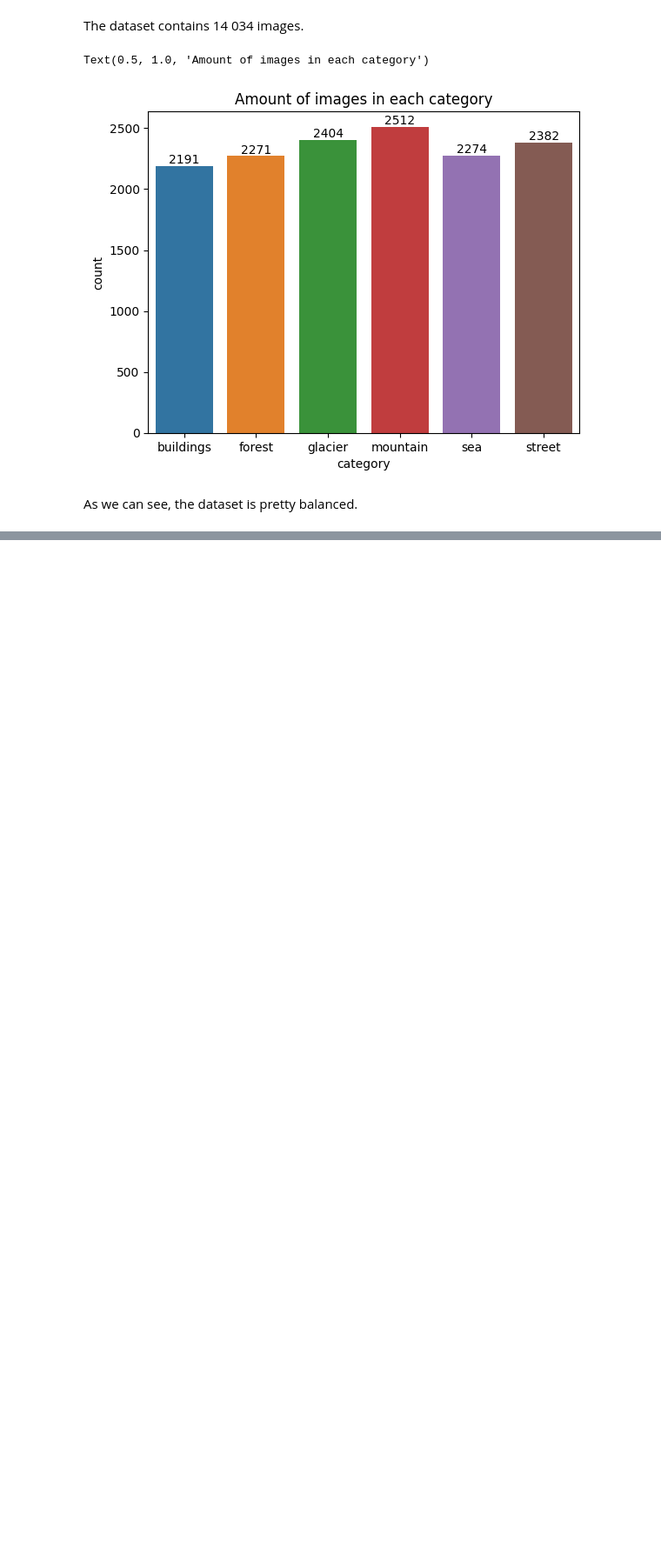
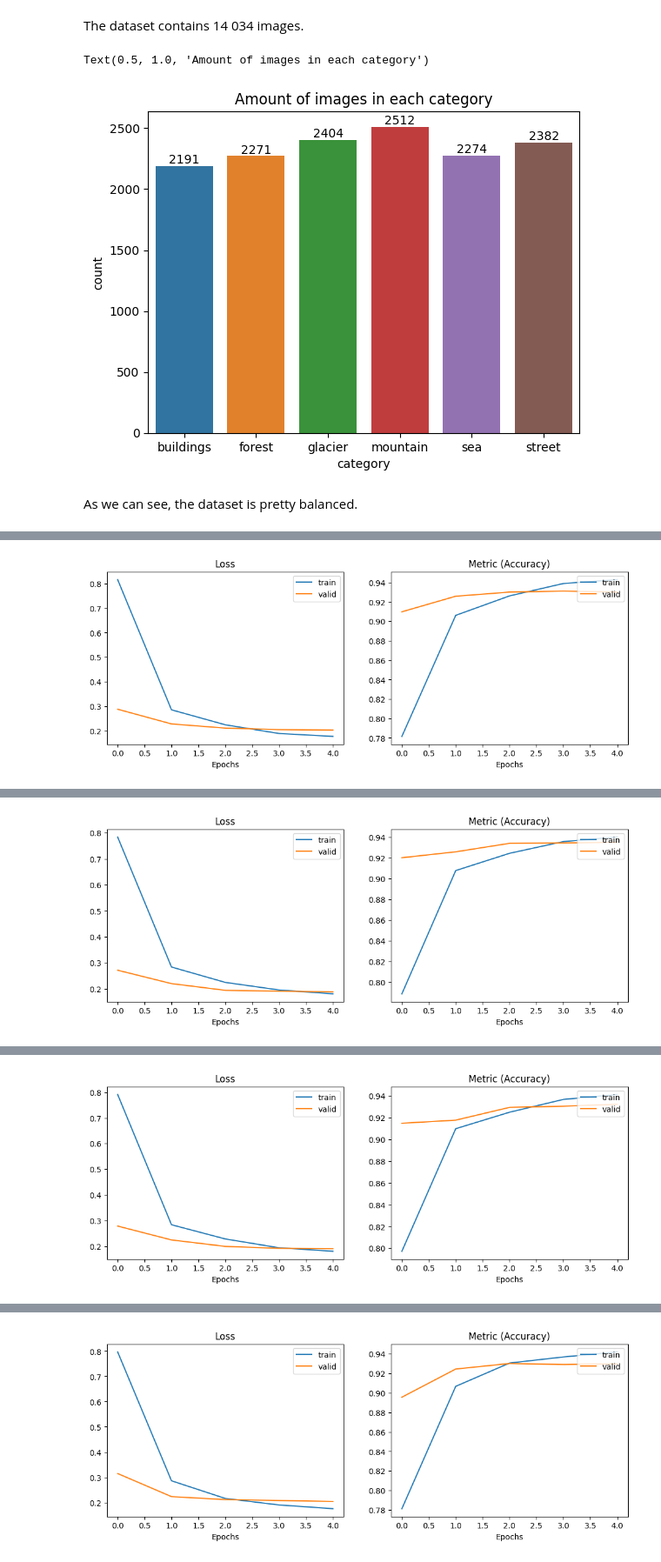
Before and after one commit to 3-Ada/image_classification, a Jupyter notebook: image_classification.ipynb, the cells around one changed output, grey strips where cells are left out. Shown at 87% size. Saved outputs shown, nothing was run; the diff lists cells and outputs as text; code cells hidden in the pictures; blank space fills up the shorter version.

```diff
--- a/image_classification.ipynb
+++ b/image_classification.ipynb
@@ -124,0 +309,51 @@ plt.show()
+# %%
+# Create a new column for cross-validation folds
+df_images_info["kfold"] = -1
+
+# Initialize the kfold class
+skf = StratifiedKFold(n_splits=n_folds)
+
+# Fill the new column
+for fold, (train_, val_) in enumerate(skf.split(X = df_images_info, y = df_images_info.label)):
+      df_images_info.loc[val_ , "kfold"] = fold
+
+for fold in range(n_folds):
+    train_df = df_images_info[df_images_info.kfold != fold].reset_index(drop=True)
+    valid_df = df_images_info[df_images_info.kfold == fold].reset_index(drop=True)
+# %%
+for fold in range(n_folds):
+  train_df = df_images_info[df_images_info.kfold != fold].reset_index(drop=True)
+  valid_df = df_images_info[df_images_info.kfold == fold].reset_index(drop=True)
+
+  train_dataset = CustomDataset(train_df)
+  valid_dataset = CustomDataset(valid_df)
+
+  train_dataloader = DataLoader(train_dataset,
+                      batch_size = batch_size,
+                      shuffle = True)
+  valid_dataloader = DataLoader(valid_dataset,
+                      batch_size = batch_size,
+                      shuffle = False)
+
+
+  model = timm.create_model(backbone,
+                      pretrained = True,
+                      num_classes = n_classes)
+
+  model = model.to(device)
+
+  criterion = nn.CrossEntropyLoss()
+
+
+  optimizer = torch.optim.Adam(model.parameters(),
+                        lr = learning_rate,
+                        weight_decay = 0,)
+
+  scheduler = torch.optim.lr_scheduler.CosineAnnealingLR(optimizer,
+                                                         T_max= np.ceil(len(train_dataloader.dataset) / batch_size) * epochs,
+                                                         eta_min=lr_min)
+
+  acc, loss, val_acc, val_loss, model = fit(model, optimizer, scheduler, train_dataloader, valid_dataloader)
+
+  visualize_history(acc, loss, val_acc, val_loss)
+# %% [output]
@@ -124,0 +375 @@ plt.show()
+[figure, added]
@@ -124,0 +391 @@ plt.show()
+[figure, added]
@@ -124,0 +407 @@ plt.show()
+[figure, added]
@@ -124,0 +423 @@ plt.show()
+[figure, added]
```
Also changed, not shown: parts of 18 cells of this notebook.
